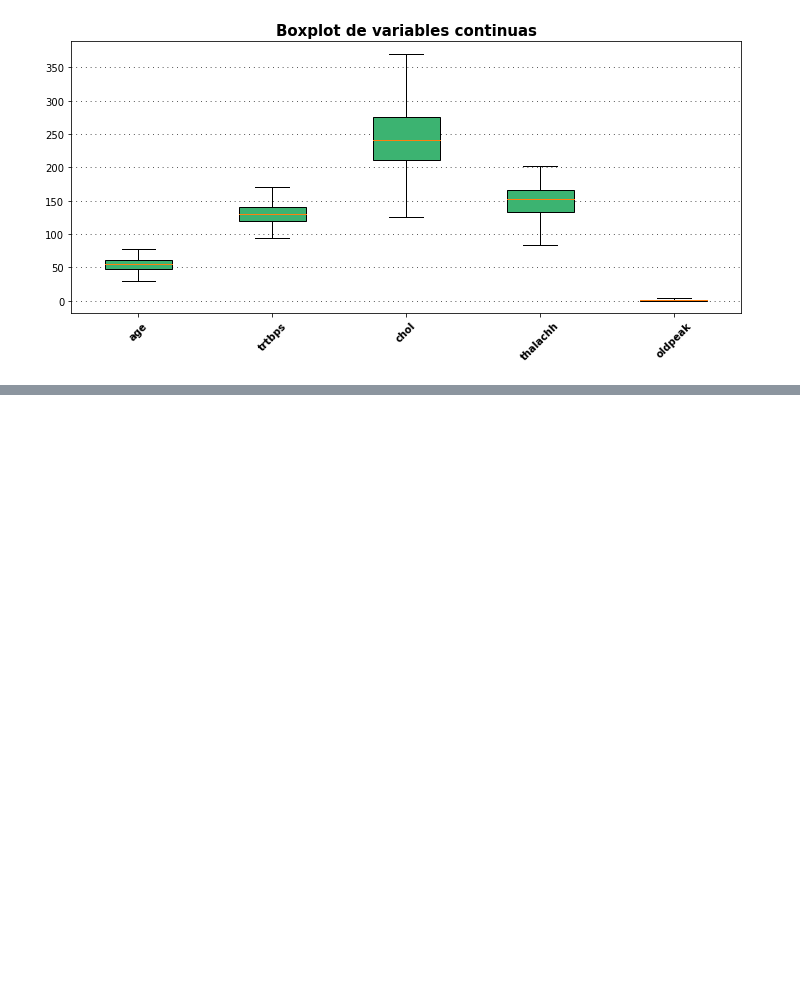
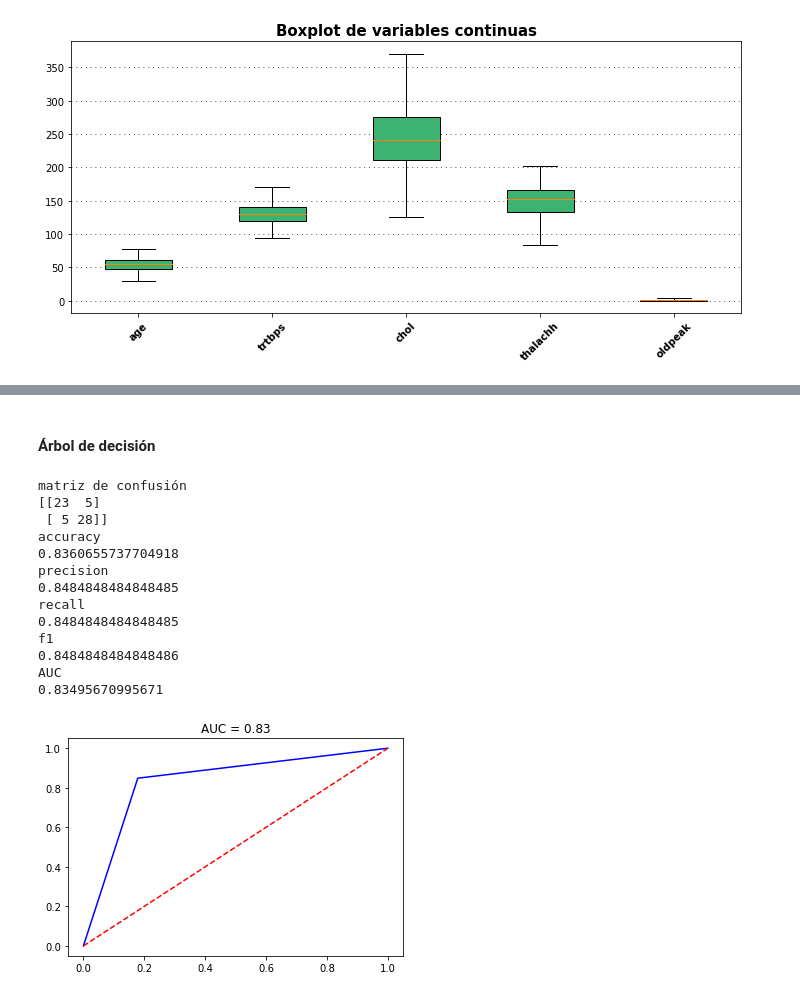
Before and after one commit to jaimesz11/Ataques_al_corazon-Clasificacion_y_analisis, a Jupyter notebook: Notebook/Notebook.ipynb, the cells around one changed output, grey strips where cells are left out. Drawn from its saved outputs; the diff is of its cells as text; code cells hidden in the pictures; blank space fills up the shorter version.

```diff
--- a/Notebook/Notebook.ipynb
+++ b/Notebook/Notebook.ipynb
@@ -805,0 +886,24 @@ plt.show()
+# %% [markdown]
+#### Árbol de decisión
+# %%
+# Árbol de decisión
+dt_classifier = DecisionTreeClassifier(random_state = 123).fit(x_train, y_train)
+y_pred        = dt_classifier.predict(x_test)
+
+# Métricas del modelo
+saca_metricas(y_test, y_pred)
+# %% [output]
+matriz de confusión
+[[23  5]
+ [ 5 28]]
+accuracy
+0.8360655737704918
+precision
+0.8484848484848485
+recall
+0.8484848484848485
+f1
+0.8484848484848486
+AUC
+0.83495670995671
+[figure, added]
```
Also changed, not shown: parts of 18 cells of this notebook.
